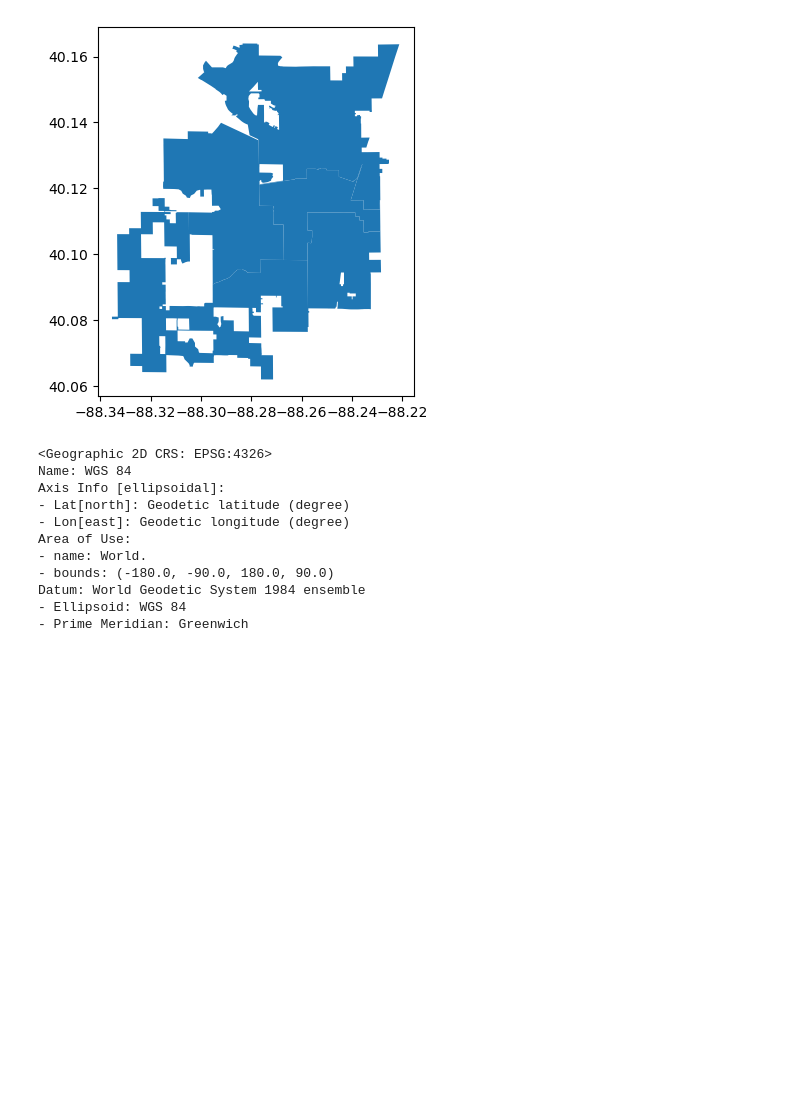
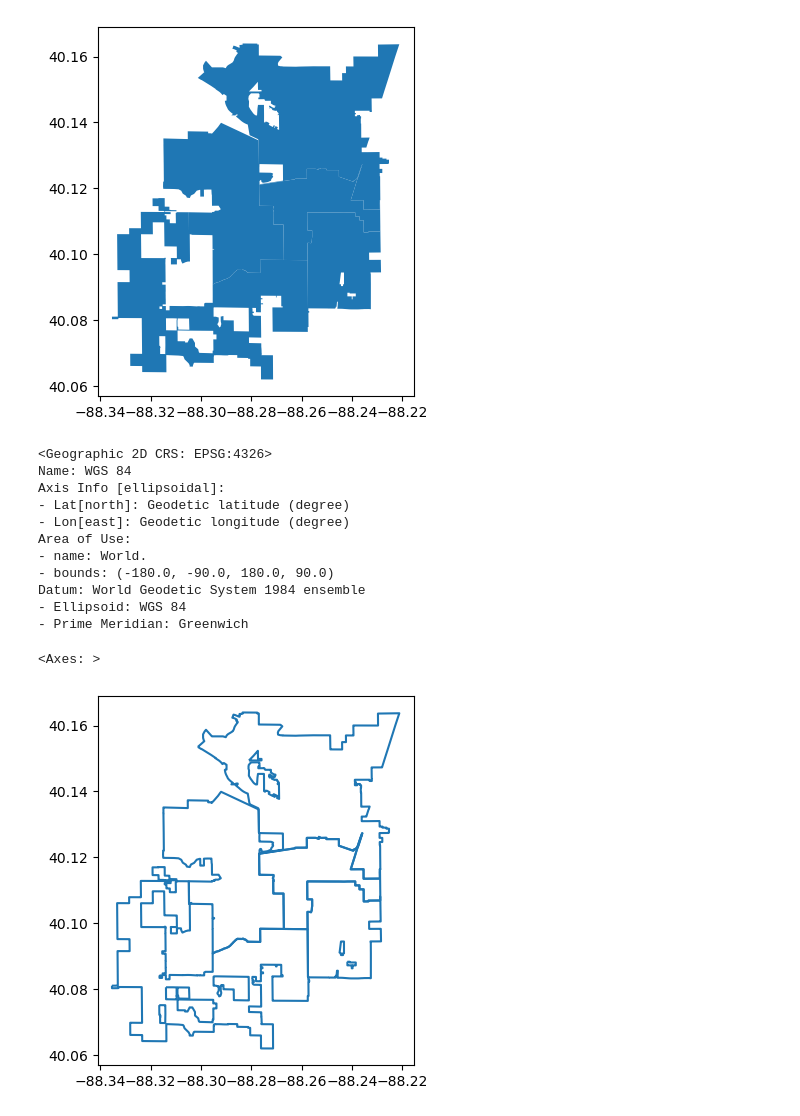
Before and after one commit to UIUC-iSchool-DataViz/is445_obuobg_spring2026, a Jupyter notebook: week07/inClass_week07.ipynb, the cells around one changed output. Saved outputs shown, nothing was run; the diff lists cells and outputs as text; code cells hidden in the pictures; blank space fills up the shorter version.

```diff
--- a/week07/inClass_week07.ipynb
+++ b/week07/inClass_week07.ipynb
@@ -194,3 +194,8 @@ Area of Use:
 Datum: World Geodetic System 1984 ensemble
 - Ellipsoid: WGS 84
 - Prime Meridian: Greenwich
+# %%
+gdf_councils.boundary.plot()
+# %% [output]
+<Axes: >
+[figure, added]
```
